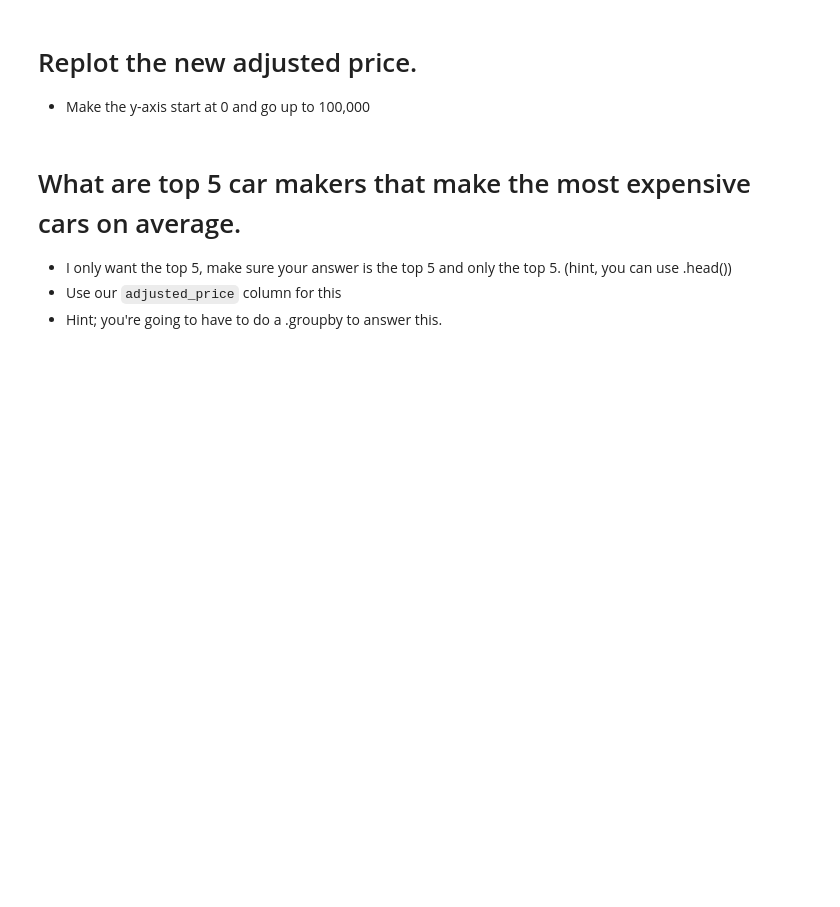
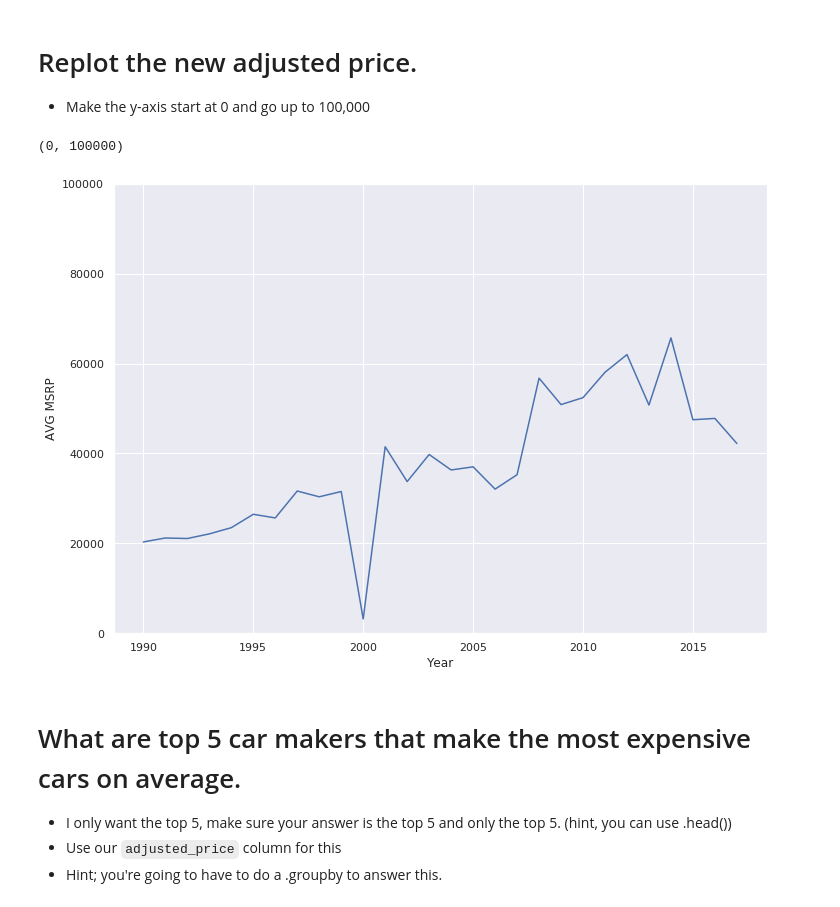
Before and after one commit to sethjmarcus/2021-fall-data-science, a Jupyter notebook: Week-02-EDA/Exercise-EDA.ipynb, the cells around one changed output. Drawn from its saved outputs; the diff is of its cells as text; code cells hidden in the pictures; blank space fills up the shorter version.

```diff
--- a/Week-02-EDA/Exercise-EDA.ipynb
+++ b/Week-02-EDA/Exercise-EDA.ipynb
@@ -143,8 +148,10 @@ Make a new column that is called `adjusted_price`, that contains all prices, how
 # %%
 # Make a column where is 10 when year is less than 2000, else 1.
 
+df['adjusted_price'] = np.where((df['Year']< 2000), 10, 1)
+# Multiply the MSRP by the price adjuster.
 
-# Multiply the MSRP by the price adjuster.
+df.MSRP = df.MSRP * df.adjusted_price
 # %% [markdown]
 # Replot the new adjusted price.
 * Make the y-axis start at 0 and go up to 100,000
@@ -153,3 +158,11 @@ Make a new column that is called `adjusted_price`, that contains all prices, how
+# %%
+# Plot new prices
+
+gb_year = df.groupby('Year')['MSRP'].mean()
+gb_year.plot(kind='line', x='Year', ylabel='AVG MSRP').set_ylim(bottom=0, top=100000)
+# %% [output]
+(0, 100000)
+[figure, added]
 # %% [markdown]
 # What are top 5 car makers that make the most expensive cars on average.
 * I only want the top 5, make sure your answer is the top 5 and only the top 5. (hint, you can use .head())
```
Also changed, not shown: parts of 5 cells of this notebook.
